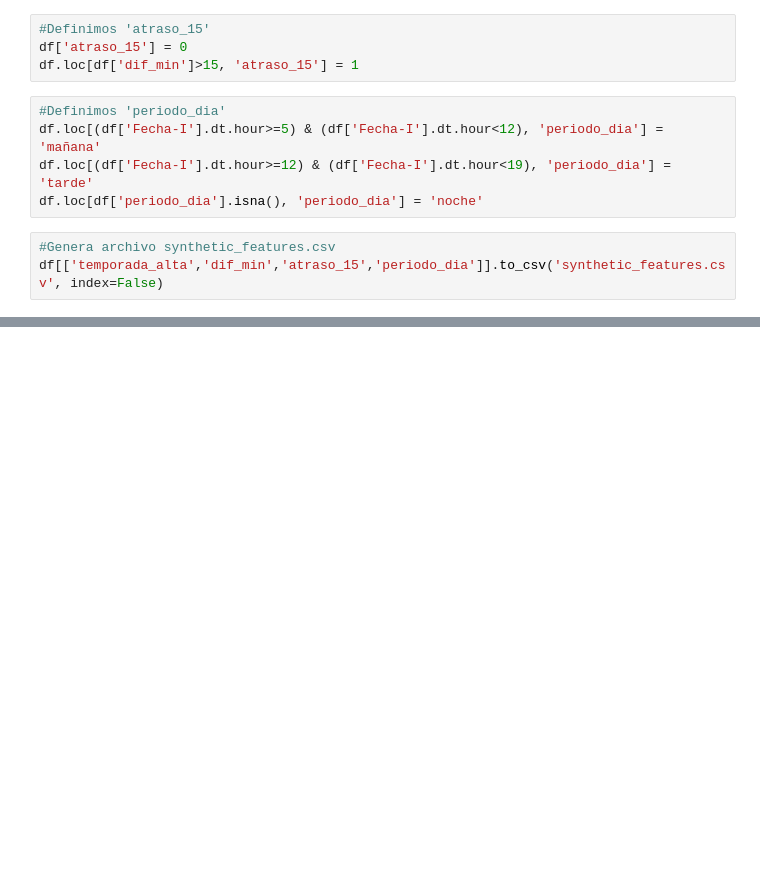
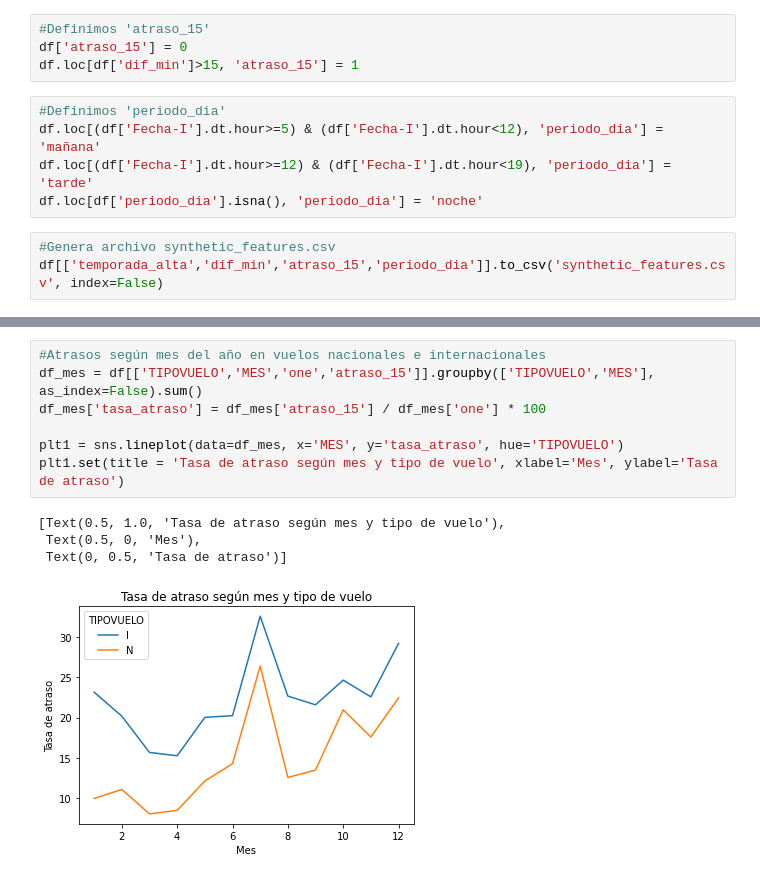
Before and after one commit to oscarjquintana/ChallengeLATAM, a Jupyter notebook: solution.ipynb, the cells around one changed output, grey strips where cells are left out. Saved outputs shown, nothing was run; the diff lists cells and outputs as text; blank space fills up the shorter version.

```diff
--- a/solution.ipynb
+++ b/solution.ipynb
@@ -140,0 +236,12 @@ df[['temporada_alta','dif_min','atraso_15','periodo_dia']].to_csv('synthetic_fea
+# %%
+#Atrasos según mes del año en vuelos nacionales e internacionales
+df_mes = df[['TIPOVUELO','MES','one','atraso_15']].groupby(['TIPOVUELO','MES'], as_index=False).sum()
+df_mes['tasa_atraso'] = df_mes['atraso_15'] / df_mes['one'] * 100
+
+plt1 = sns.lineplot(data=df_mes, x='MES', y='tasa_atraso', hue='TIPOVUELO')
+plt1.set(title = 'Tasa de atraso según mes y tipo de vuelo', xlabel='Mes', ylabel='Tasa de atraso')
+# %% [output]
+[Text(0.5, 1.0, 'Tasa de atraso según mes y tipo de vuelo'),
+ Text(0.5, 0, 'Mes'),
+ Text(0, 0.5, 'Tasa de atraso')]
+[figure, added]
```
Also changed, not shown: parts of 15 cells of this notebook.
